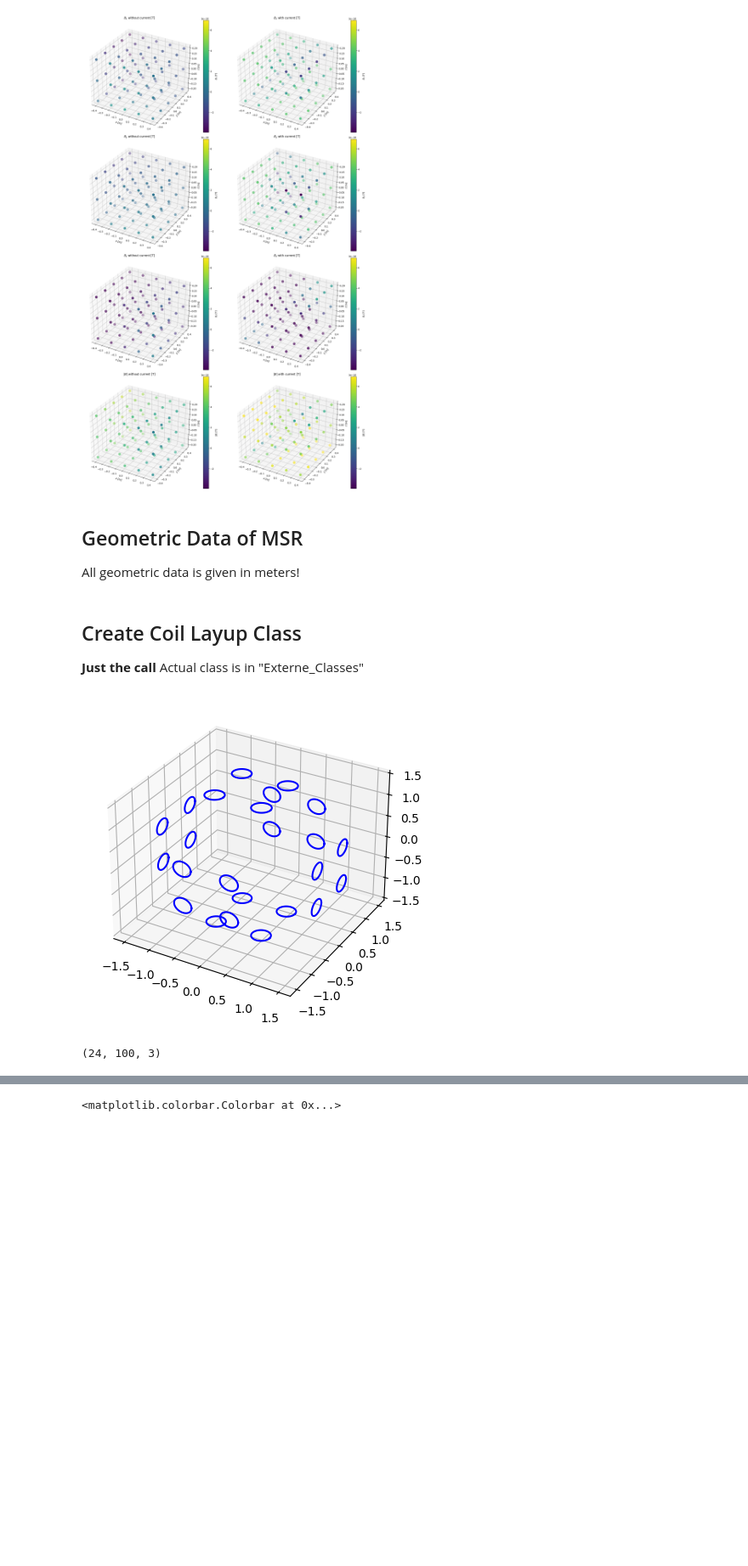
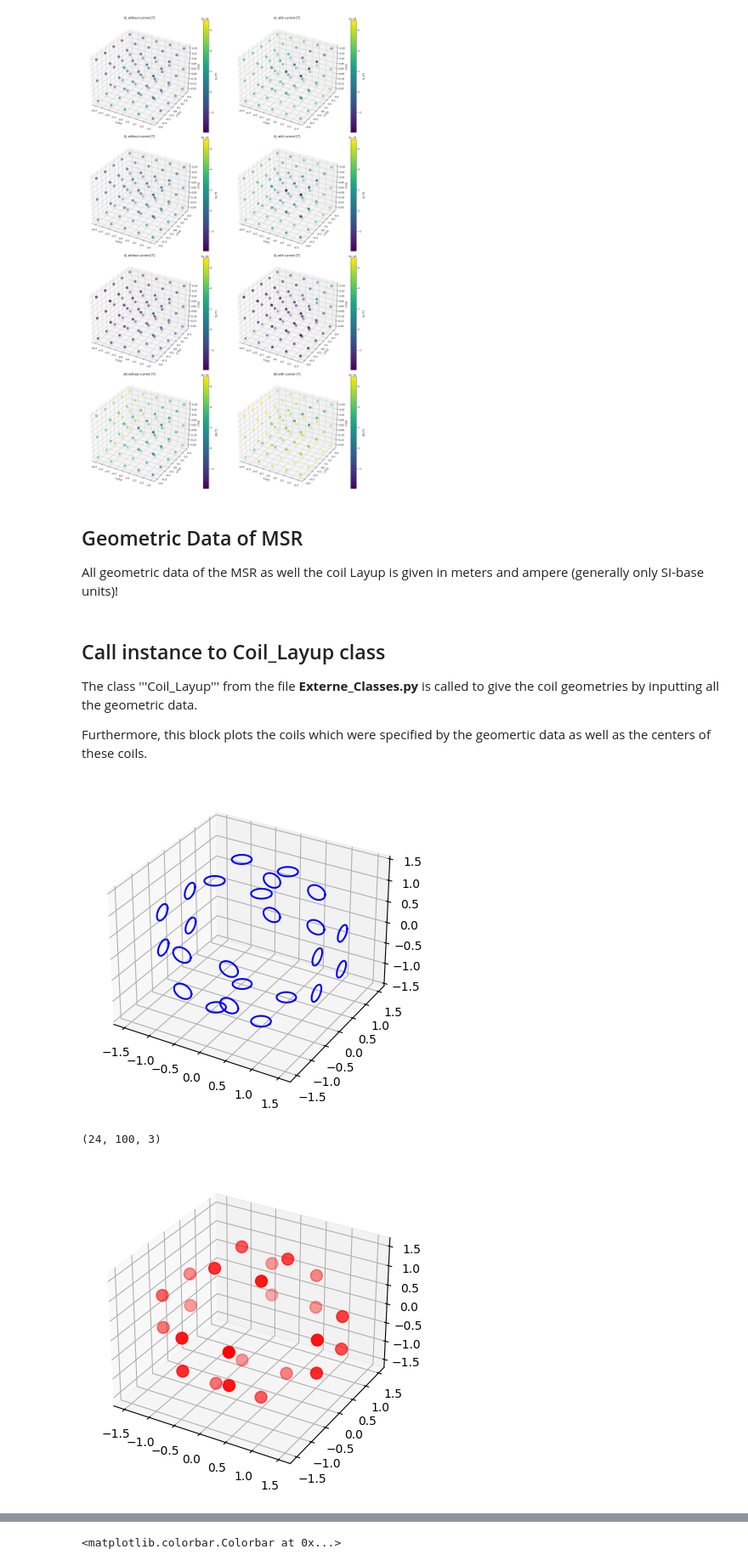
Before and after one commit to GregorBcky/MSR-field_cancelation, a Jupyter notebook: Versuch_1_Auswertung.ipynb, the cells around one changed output, grey strips where cells are left out. Shown at 85% size. Cells and saved outputs as stored; diff of their text form; code cells hidden in the pictures; blank space fills up the shorter version.

```diff
--- a/Versuch_1_Auswertung.ipynb
+++ b/Versuch_1_Auswertung.ipynb
@@ -115,7 +118,7 @@ plt.show()
 # %% [markdown]
 ## Geometric Data of MSR
 
-All geometric data is given in meters!
+All geometric data of the MSR as well the coil Layup is given in meters and ampere (generally only SI-base units)!
 # %%
 # Inner shield
 shield_dim = 2.3            # length, width and height of the inner most shield
@@ -148,24 +151,27 @@ current = 1.0                       # current in A flowing through the coils
 # Note: One can give a scalar input for n_windings, which will be applied to every coil
 #       or a list of integer numbers, which need to has the same length as coils present in the layout (if the shapes do not match, an error accours!)
 # %% [markdown]
-## Create Coil Layup Class
+## Call instance to Coil_Layup class
 
-**Just the call** Actual class is in "Externe_Classes"
+The class '''Coil_Layup''' from the file **Externe_Classes.py** is called to give the coil geometries by inputting all the geometric data.
+
+Furthermore, this block plots the coils which were specified by the geomertic data as well as the centers of these coils.
 # %%
 Coils = Coil_Layup(coil_diameter, x_dist, y_dist, z_dist, n_windings, current, coil_plane_dist_to_origin_x, coil_plane_dist_to_origin_y, coil_plane_dist_to_origin_z, usable_length_x, usable_length_y, usable_length_z)
 all_circles = Coils.all_coils  # Shape: (n_coils_xy, 100, 3)
 
 fig = plt.figure()
 ax = fig.add_subplot(111, projection='3d')
 for k in range(all_circles.shape[0]):
     ax.plot(all_circles[k, :, 0], all_circles[k, :, 1], all_circles[k, :, 2], color='blue')
 plt.show()
 
-# fig_grid = plt.figure()
-# ax_grid = fig_grid.add_subplot(111, projection='3d')
-# ax_grid.scatter(Coils.grid[:, 0], Coils.grid[:, 1], Coils.grid[:, 2], color='red', s=100)
+fig_grid = plt.figure()
+ax_grid = fig_grid.add_subplot(111, projection='3d')
+ax_grid.scatter(Coils.grid[:, 0], Coils.grid[:, 1], Coils.grid[:, 2], color='red', s=100)
 
 print(all_circles.shape)
 # %% [output]
 [figure]
 (24, 100, 3)
+[figure, added]
```
Also changed, not shown: parts of 9 cells of this notebook, 1 other file.
